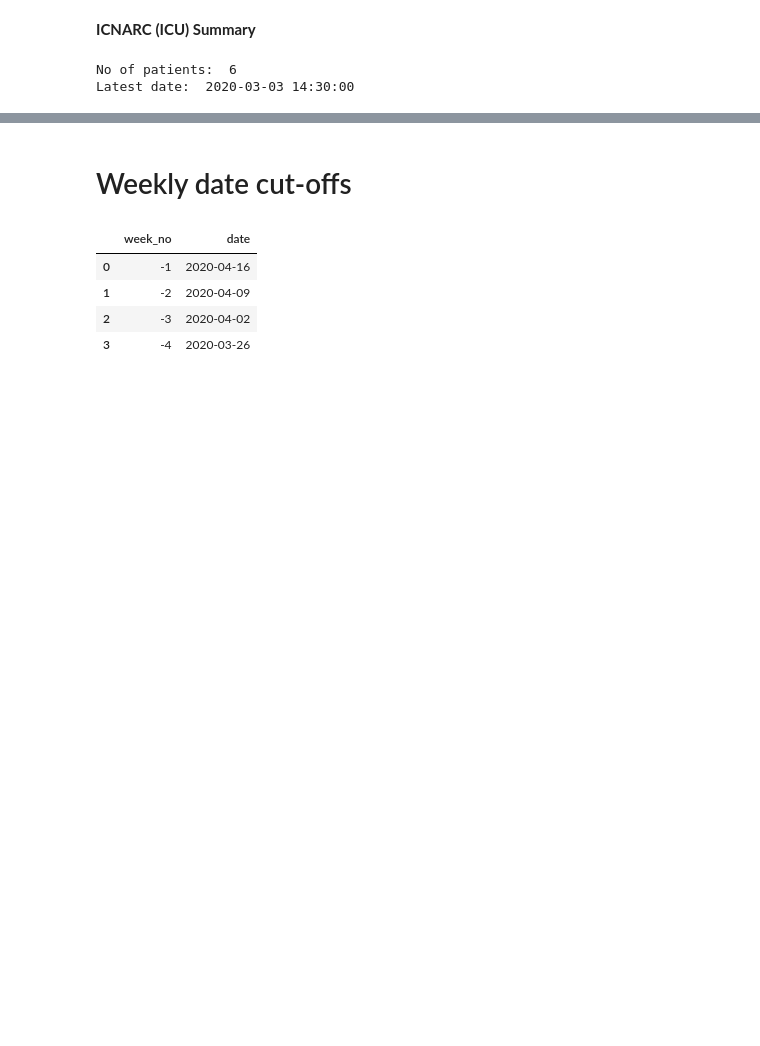
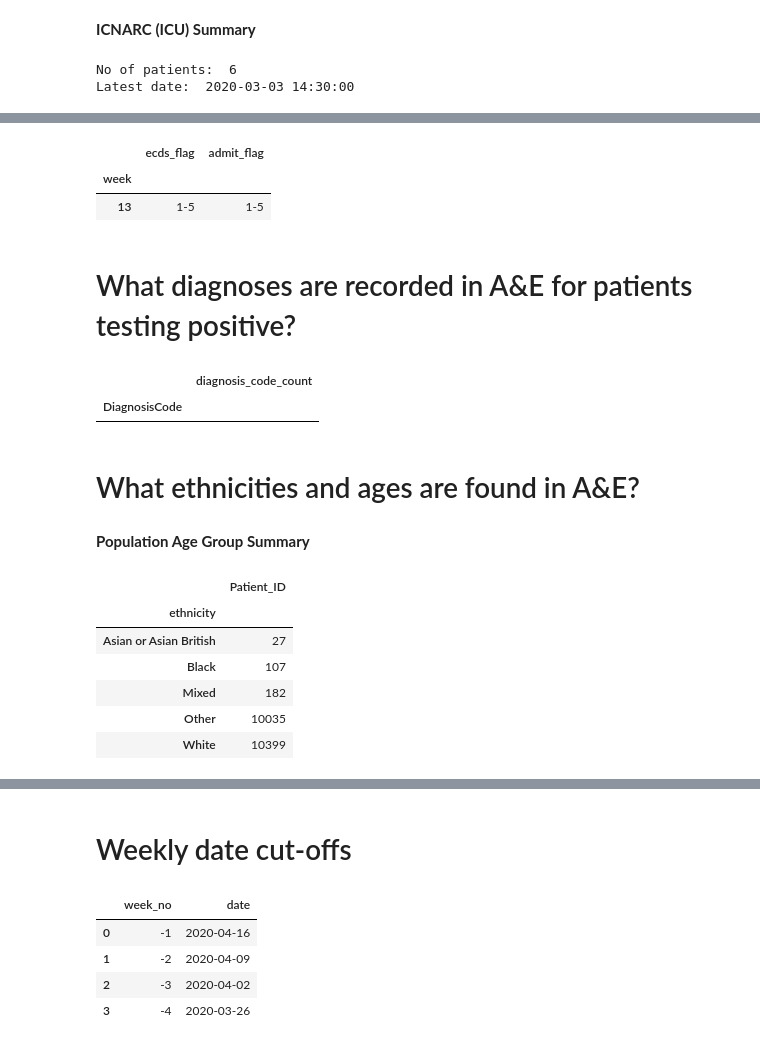
Before and after one commit to opensafely/tpp-sql-notebook, a Jupyter notebook: notebooks/explore_ecds.ipynb, the cells around one changed output, grey strips where cells are left out. Drawn from its saved outputs; the diff is of its cells as text; code cells hidden in the pictures; blank space fills up the shorter version.

```diff
--- a/notebooks/explore_ecds.ipynb
+++ b/notebooks/explore_ecds.ipynb
@@ -165,0 +206,80 @@ ICU max admit date:  2020-03-03 14:30:00 ,   56  days ago
+# %%
+ep = ecds.merge(p, on="Patient_ID", how="inner")
+
+# restrict to matched testing/A&E dates
+# attending A&E within 30d of positive test / positive test within 7 days of attending A&E
+ep = ep.loc[(ep["EC_Conclusion_Date"] - ep["pos_Lab_Report_Date_latest"] < "30 days") & (ep["pos_Lab_Report_Date_latest"] - ep["EC_Conclusion_Date"] < "7 days")]
+
+# remove remaining duplicates (people with multiple positive tests and/or attendances within the limits above)
+ep = ep.groupby("Patient_ID").max().reset_index().drop("positives", axis=1)
+
+# summarise data by week
+ep = ep.loc[ep["EC_Conclusion_Date"].dt.year == 2020]
+ep["week"] = ep["EC_Conclusion_Date"].dt.week
+ep2 = ep.groupby("week")[["ecds_flag","admit_flag"]].sum()
+
+# suppress low values
+ep2.loc[ep2["ecds_flag"]<=5, "ecds_flag"] = "1-5"
+ep2.loc[ep2["admit_flag"]<=5, "admit_flag"] = "1-5"
+ep2
+# %% [output]
+|  | ecds_flag | admit_flag |
+| week |  |  |
+| 13 | 1-5 | 1-5 |
+# %% [markdown]
+# What diagnoses are recorded in A&E for patients testing positive?
+# %%
+epd = ep.merge(d, on="Patient_ID", how="left")
+
+epd2 = epd.groupby("DiagnosisCode")[["diagnosis_code_count"]].sum()
+
+# suppress low values
+epd2.loc[epd2["diagnosis_code_count"]<=5, "diagnosis_code_count"] = "1-5"
+
+# show top 20 diagnoses
+epd2.sort_values(by="diagnosis_code_count", ascending=False).head(20)
+# %% [output]
+|  | diagnosis_code_count |
+| DiagnosisCode |  |
+# %% [markdown]
+# What ethnicities and ages are found in A&E?
+# %%
+sql = '''-- Ethnicity:
+select Patient_ID,
+CTV3Code,
+ConsultationDate,
+MAX(ConsultationDate) OVER (PARTITION BY Patient_ID) as latest_date
+from EthnicityCodedEvent
+WHERE CTV3Code NOT IN ('9SZ..','XaJRB','XE0oc','XaE4B','XactD','9S...','XaBEN','134O.')-- exclude unknown codes
+group by Patient_ID, CTV3Code, ConsultationDate
+'''
+eth = pd.read_sql(sql, cnxn)
+# take only the latest recorded ethnicity for each patient
+eth = eth.loc[eth['ConsultationDate']==eth['latest_date']]
+eth = eth.drop(['ConsultationDate','latest_date'], axis=1)
+
+eth_groups = pd.read_csv(os.path.join('..','data','opensafely-ethnicity.csv'))
+# descriptions:
+eth_groups2 = pd.DataFrame([[1, "White"], [2, "Mixed"], [3, "Black"], [4, "Asian or Asian British"], [5, "Other"]], columns=["Grouping_6","ethnicity"])
+eth_groups = eth_groups.merge(eth_groups2, on="Grouping_6").drop(["Grouping_16","Grouping_6"], axis=1)
+
+# find patient ethnicity groups
+eth2 = eth.merge(eth_groups[["Code", "ethnicity"]], left_on="CTV3Code", right_on="Code", how="left").drop(["Code","CTV3Code"], axis=1)
+eth2["ethnicity"].fillna("Unknown", inplace=True)
+
+# add useful dummy data
+dummy = pd.DataFrame([[10007,"Asian or Asian British"]], columns=['Patient_ID', 'ethnicity'])
+if password == 'ahsjdkaJAMSHDA123[':
+    eth2 = eth2.append(dummy)
+
+display(Markdown(f"**Population Age Group Summary**"))
+eth2.groupby("ethnicity").count()
+# %% [output]
+**Population Age Group Summary**
+|  | Patient_ID |
+| ethnicity |  |
+| Asian or Asian British | 27 |
+| Black | 107 |
+| Mixed | 182 |
+| Other | 10035 |
+| White | 10399 |
```
Also changed, not shown: parts of 21 cells of this notebook, 3 other files.
